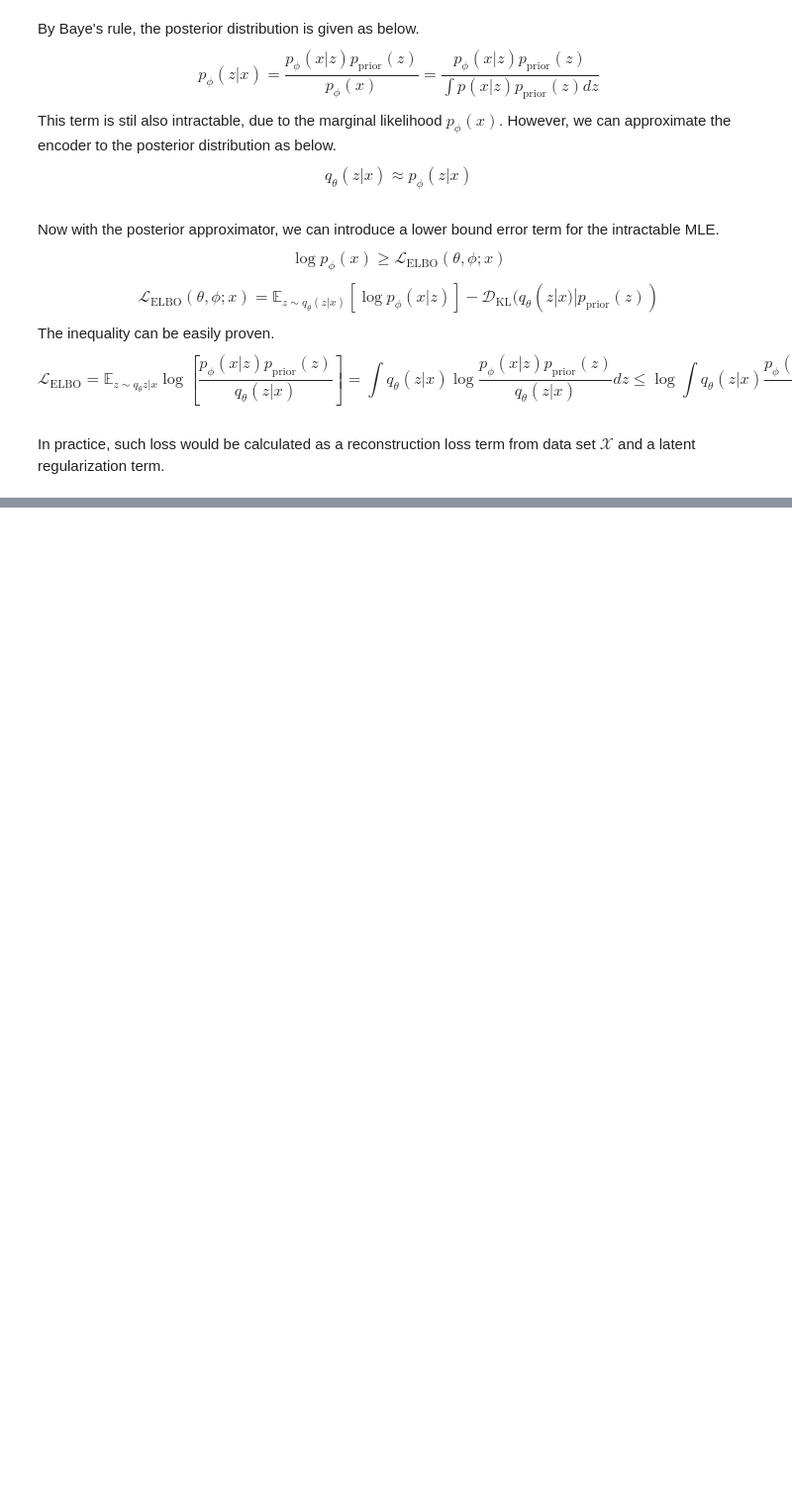
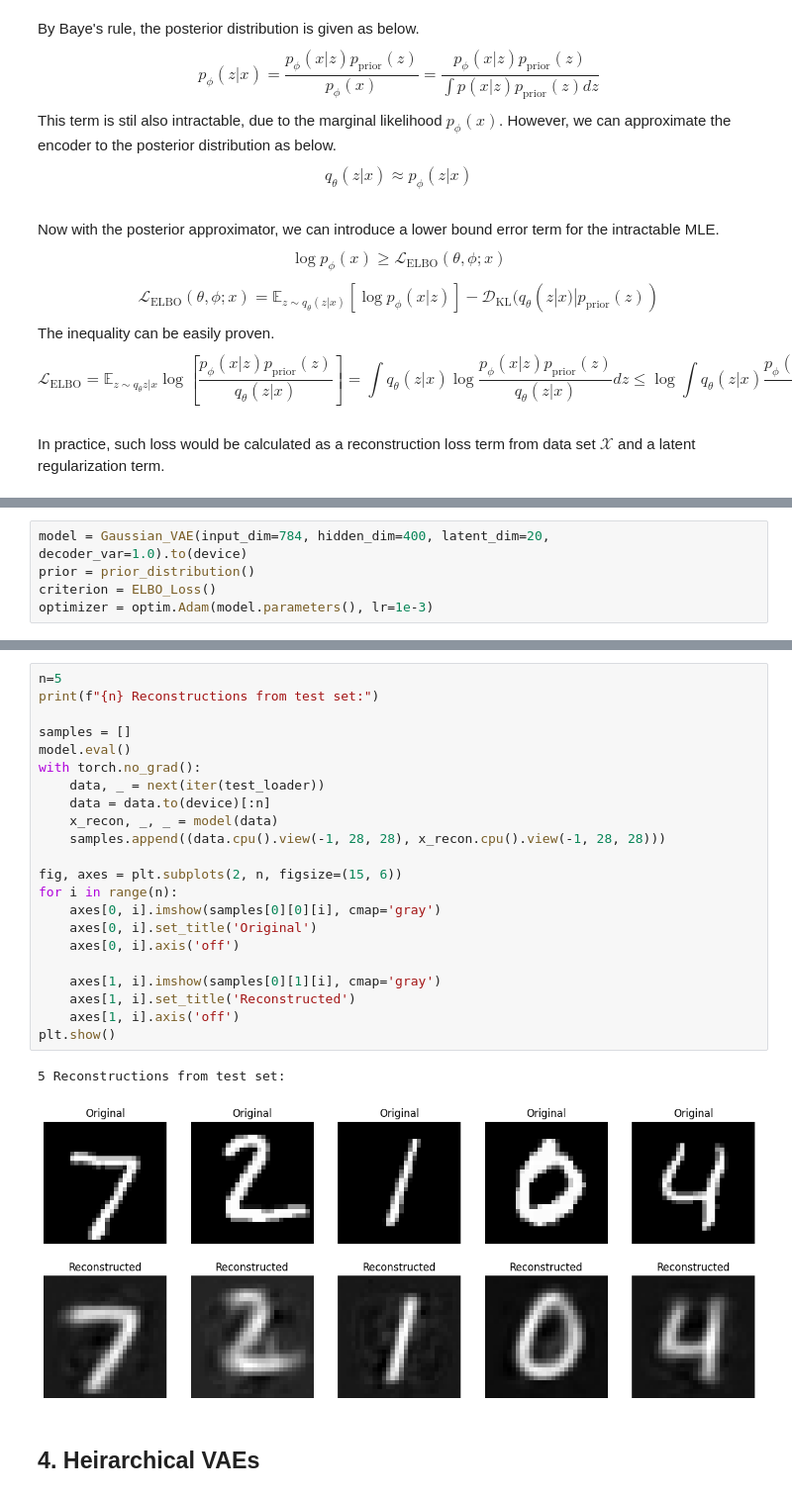
Before and after one commit to SungminLee511/The-Principles-of-Diffusion-Models, a Jupyter notebook: 2.Variational_Perspective/VAE.ipynb, the cells around one changed output, grey strips where cells are left out. Shown: that part at 99% size. Drawn from its saved outputs; the diff is of its cells as text; blank space fills up the shorter version.

```diff
--- a/2.Variational_Perspective/VAE.ipynb
+++ b/2.Variational_Perspective/VAE.ipynb
@@ -104,0 +152,5 @@ class VAE(nn.Module):
+# %%
+model = Gaussian_VAE(input_dim=784, hidden_dim=400, latent_dim=20, decoder_var=1.0).to(device)
+prior = prior_distribution()
+criterion = ELBO_Loss()
+optimizer = optim.Adam(model.parameters(), lr=1e-3)
@@ -104,0 +220,27 @@ class VAE(nn.Module):
+# %%
+n=5
+print(f"{n} Reconstructions from test set:")
+
+samples = []
+model.eval()
+with torch.no_grad():
+    data, _ = next(iter(test_loader))
+    data = data.to(device)[:n]
+    x_recon, _, _ = model(data)
+    samples.append((data.cpu().view(-1, 28, 28), x_recon.cpu().view(-1, 28, 28)))
+
+fig, axes = plt.subplots(2, n, figsize=(15, 6))
+for i in range(n):
+    axes[0, i].imshow(samples[0][0][i], cmap='gray')
+    axes[0, i].set_title('Original')
+    axes[0, i].axis('off')
+
+    axes[1, i].imshow(samples[0][1][i], cmap='gray')
+    axes[1, i].set_title('Reconstructed')
+    axes[1, i].axis('off')
+plt.show()
+# %% [output]
+5 Reconstructions from test set:
+[figure, added]
+# %% [markdown]
+## 4. Heirarchical VAEs
```
Also changed, not shown: parts of 17 cells of this notebook, 1 other file.
